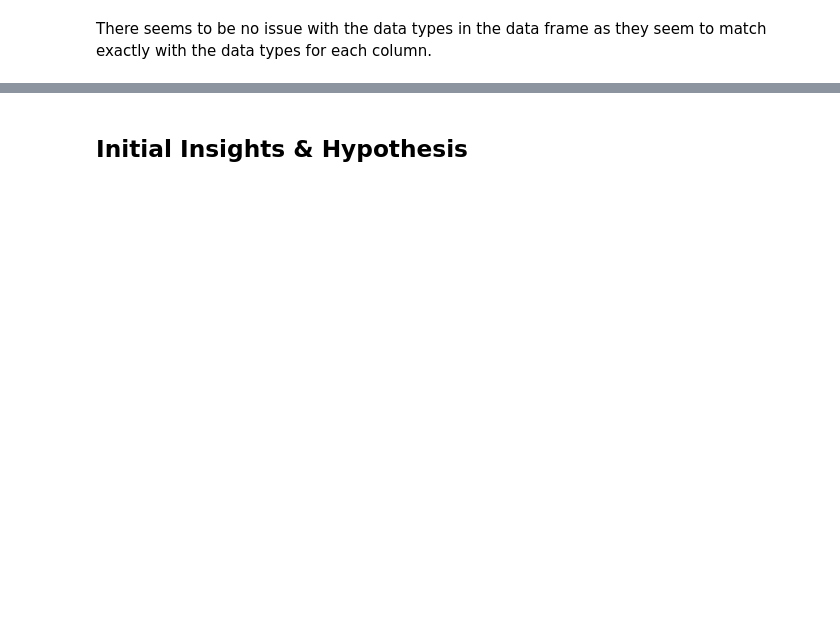
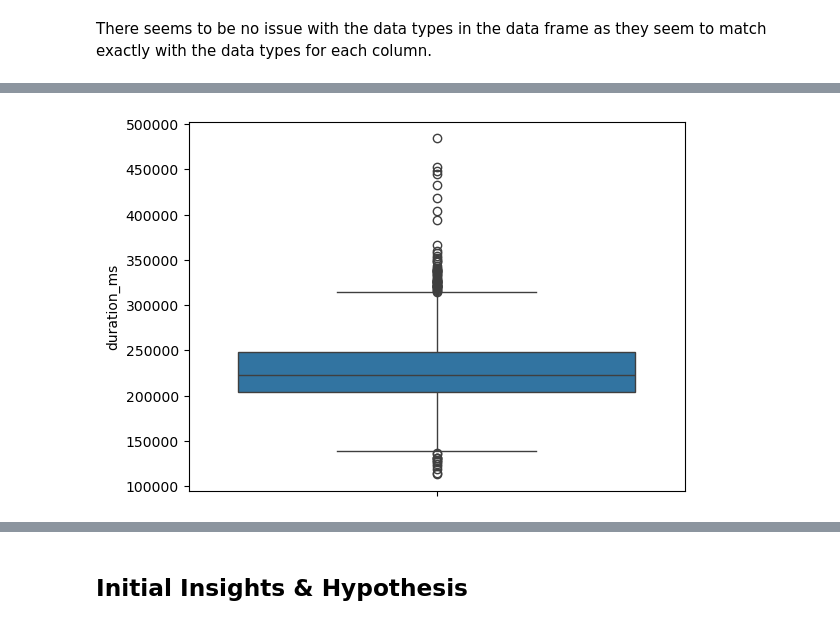
Before and after one commit to antoniasunseri/Spotify-Analysis, a Jupyter notebook: Spotify_Analysis_Sunseri_Kumarapeli.ipynb, the cells around one changed output, grey strips where cells are left out. Drawn from its saved outputs; the diff is of its cells as text; code cells hidden in the pictures; blank space fills up the shorter version.

Commit message:
Updated EDA wit visualizations

```diff
--- a/Spotify_Analysis_Sunseri_Kumarapeli.ipynb
+++ b/Spotify_Analysis_Sunseri_Kumarapeli.ipynb
@@ -87,0 +139,9 @@ There seems to be no issue with the data types in the data frame as they seem to
+# %%
+# Data Visualizations
+import matplotlib.pyplot as plt
+import seaborn as sns
+
+sns.boxplot(data = dataframe_filtered, y = 'duration_ms')
+plt.show()
+# %% [output]
+[figure, added]
```
Also changed, not shown: parts of 42 cells of this notebook.
